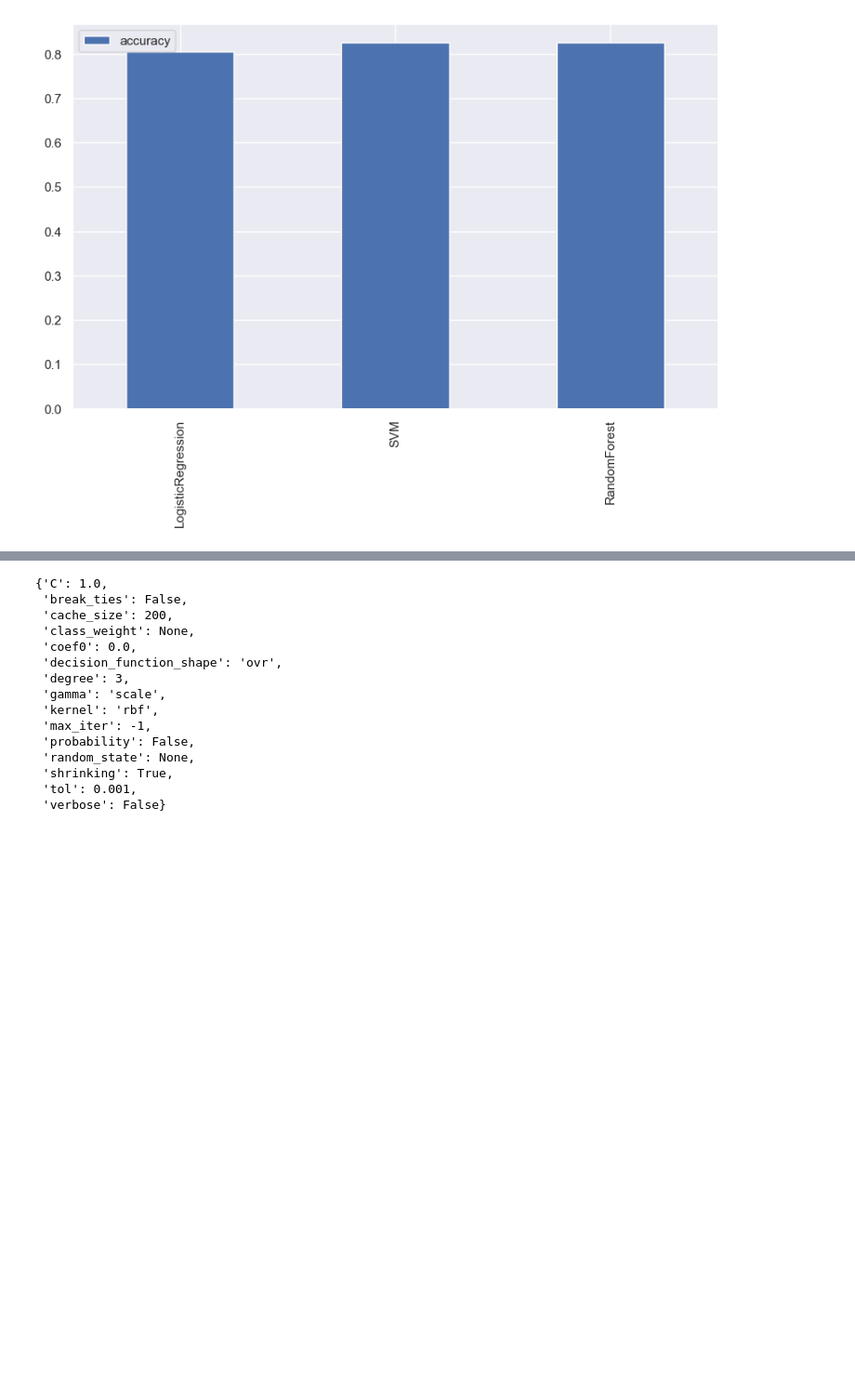
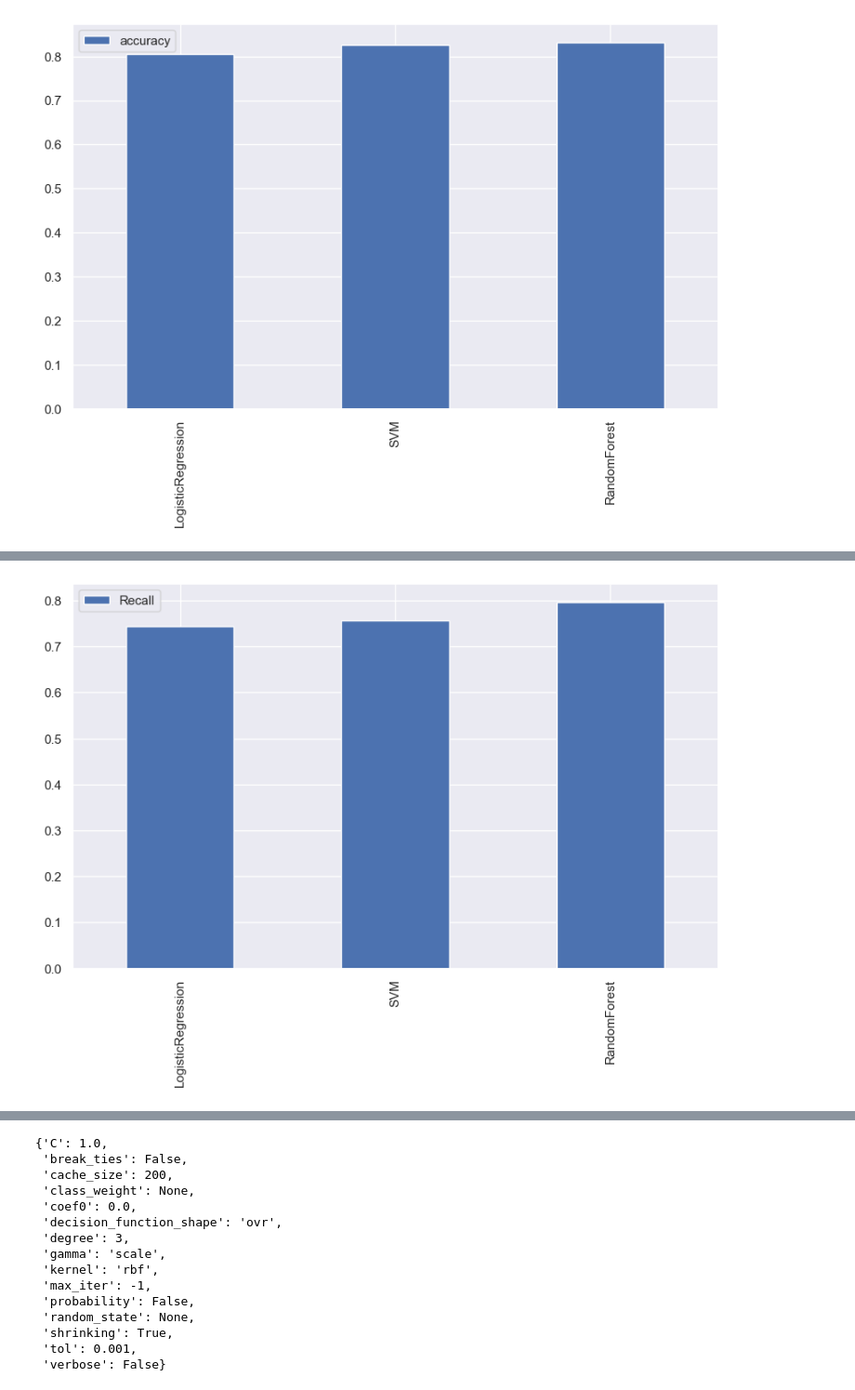
Before and after one commit to Haakim19/Mechine-Learning-Projects, a Jupyter notebook: Titanic-servival-prediction.ipynb, the cells around one changed output, grey strips where cells are left out. Shown at 93% size. Saved outputs shown, nothing was run; the diff lists cells and outputs as text; code cells hidden in the pictures; blank space fills up the shorter version.

```diff
--- a/Titanic-servival-prediction.ipynb
+++ b/Titanic-servival-prediction.ipynb
@@ -593,0 +582,6 @@ Name: Survived, Length: 179, dtype: int64
+# %%
+# Model Comperison
+Model_comper = pd.DataFrame(recallScores, index=["Recall"])
+Model_comper.T.plot.bar(figsize=(10,6));
+# %% [output]
+[figure, added]
```
Also changed, not shown: parts of 13 cells of this notebook.
